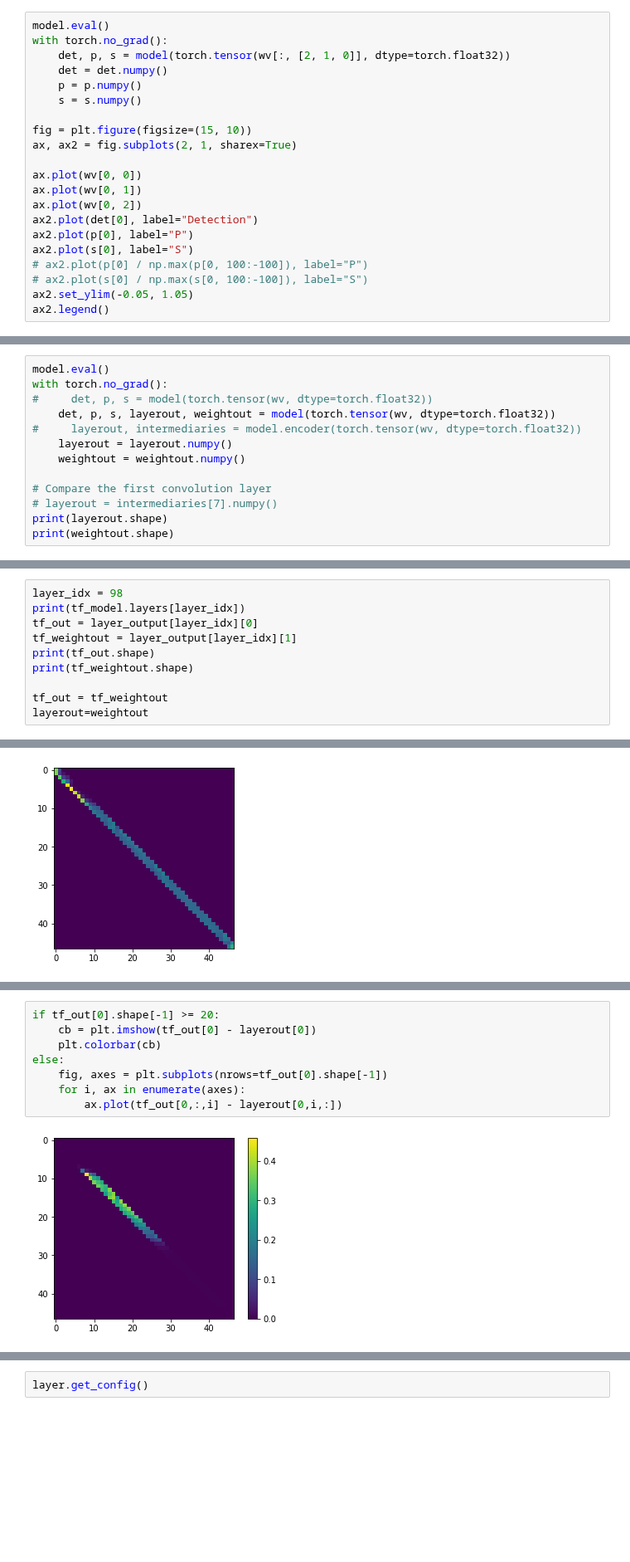
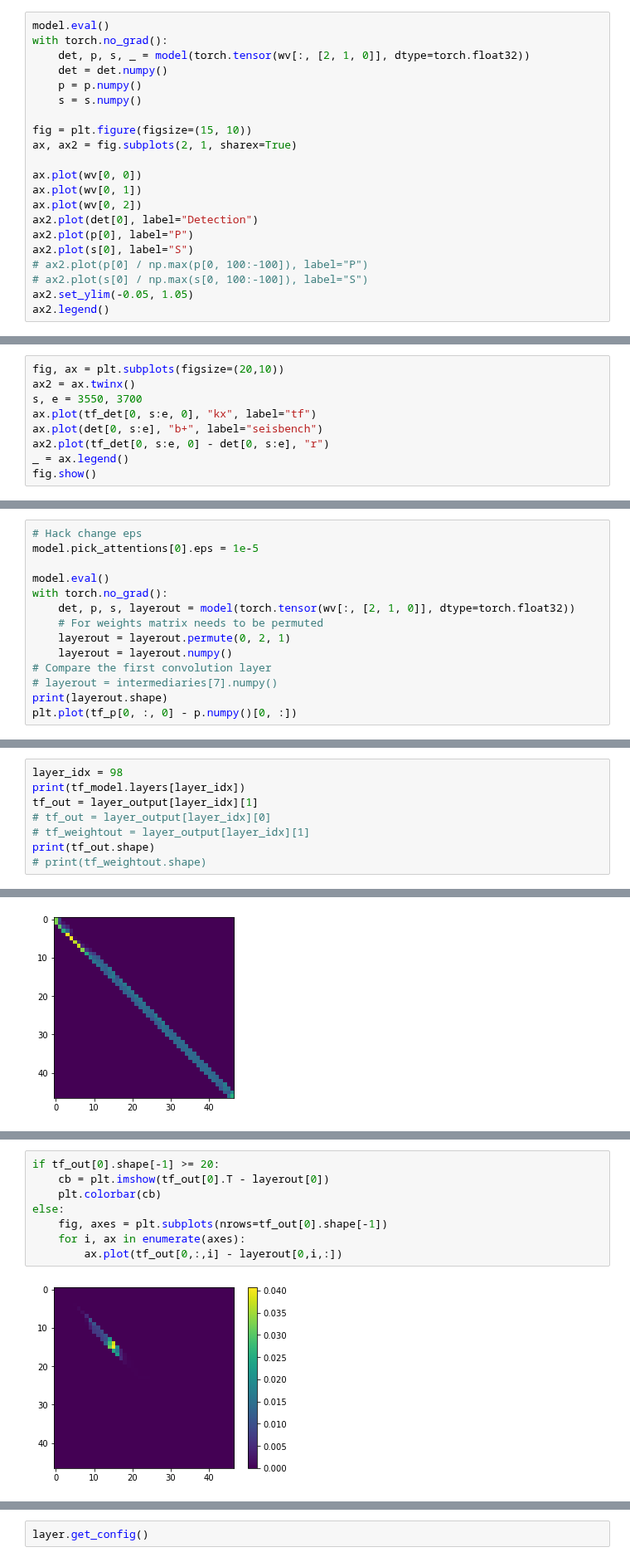
Before and after one commit to seisbench/seisbench, a Jupyter notebook: contrib/model_conversion/eqtransformer_model2_conversion.ipynb, the cells around one changed output, grey strips where cells are left out. Shown at 83% size. Cells and saved outputs as stored; diff of their text form; blank space fills up the shorter version.

```diff
--- a/contrib/model_conversion/eqtransformer_model2_conversion.ipynb
+++ b/contrib/model_conversion/eqtransformer_model2_conversion.ipynb
@@ -628,7 +625,7 @@ wv = wv.T.reshape(1, 3, 6000)
 # %%
 model.eval()
 with torch.no_grad():
-    det, p, s = model(torch.tensor(wv[:, [2, 1, 0]], dtype=torch.float32))
+    det, p, s, _ = model(torch.tensor(wv[:, [2, 1, 0]], dtype=torch.float32))
     det = det.numpy()
     p = p.numpy()
     s = s.numpy()
@@ -789,0 +780,9 @@ plt.plot(tf_s[0, :, 0] - s[0, :])
+# %%
+fig, ax = plt.subplots(figsize=(20,10))
+ax2 = ax.twinx()
+s, e = 3550, 3700
+ax.plot(tf_det[0, s:e, 0], "kx", label="tf")
+ax.plot(det[0, s:e], "b+", label="seisbench")
+ax2.plot(tf_det[0, s:e, 0] - det[0, s:e], "r")
+_ = ax.legend()
+fig.show()
@@ -827,16 +828,17 @@ for i, layer in enumerate(tf_model.layers):
 146 picker_P
 147 picker_S
 # %%
+# Hack change eps
+model.pick_attentions[0].eps = 1e-5
+
 model.eval()
 with torch.no_grad():
-#     det, p, s = model(torch.tensor(wv, dtype=torch.float32))
-    det, p, s, layerout, weightout = model(torch.tensor(wv, dtype=torch.float32))
-#     layerout, intermediaries = model.encoder(torch.tensor(wv, dtype=torch.float32))
+    det, p, s, layerout = model(torch.tensor(wv[:, [2, 1, 0]], dtype=torch.float32))
+    # For weights matrix needs to be permuted
+    layerout = layerout.permute(0, 2, 1)
     layerout = layerout.numpy()
-    weightout = weightout.numpy()
-
 # Compare the first convolution layer
 # layerout = intermediaries[7].numpy()
 print(layerout.shape)
-print(weightout.shape)
+plt.plot(tf_p[0, :, 0] - p.numpy()[0, :])
 # %% [output]
@@ -845,12 +848,10 @@ print(weightout.shape)
 # %%
 layer_idx = 98
 print(tf_model.layers[layer_idx])
-tf_out = layer_output[layer_idx][0]
-tf_weightout = layer_output[layer_idx][1]
+tf_out = layer_output[layer_idx][1]
+# tf_out = layer_output[layer_idx][0]
+# tf_weightout = layer_output[layer_idx][1]
 print(tf_out.shape)
-print(tf_weightout.shape)
-
-tf_out = tf_weightout
-layerout=weightout
+# print(tf_weightout.shape)
 # %% [output]
 <EQTransformer.core.EqT_utils.SeqSelfAttention object at 0x...>
@@ -886,10 +887,10 @@ else:
 # %%
 if tf_out[0].shape[-1] >= 20:
-    cb = plt.imshow(tf_out[0] - layerout[0])
+    cb = plt.imshow(tf_out[0].T - layerout[0])
     plt.colorbar(cb)
 else:
     fig, axes = plt.subplots(nrows=tf_out[0].shape[-1])
     for i, ax in enumerate(axes):
         ax.plot(tf_out[0,:,i] - layerout[0,i,:])
 # %% [output]
-[figure, old version]
+[figure, new version]
```
Also changed, not shown: parts of 15 cells of this notebook, 2 other files.
